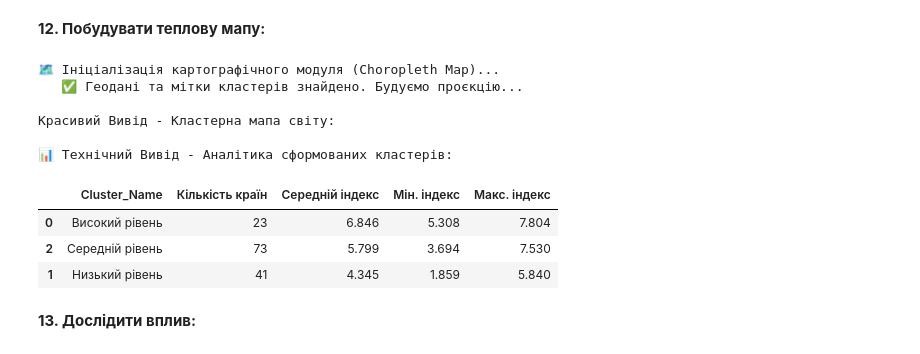
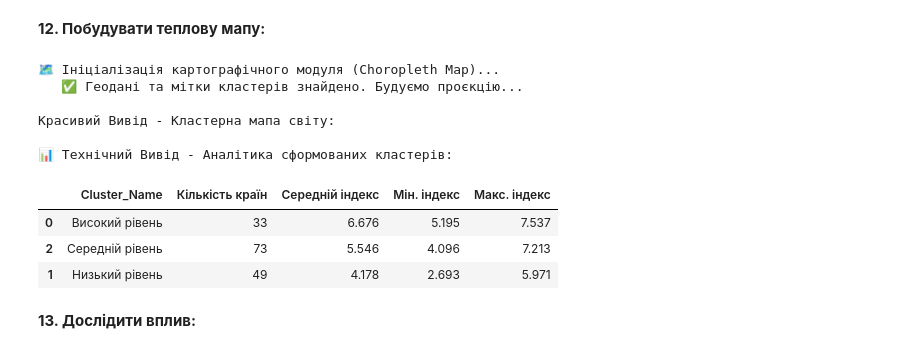
Before and after one commit to IRONKAGE/goit-num-hw-10, a Jupyter notebook: HomeWork_10.ipynb, the cells around one changed output. Drawn from its saved outputs; the diff is of its cells as text; code cells hidden in the pictures.

```diff
--- a/HomeWork_10.ipynb
+++ b/HomeWork_10.ipynb
@@ -149,7 +151,7 @@ print("📦 Модулі архітектури імпортовано успі
 **1.3. Конфігурація експерименту (Глобальні змінні):**
 # %%
 # 1. МЕРЕЖА ТА ФАЙЛОВА СИСТЕМА (MASTER SWITCH)
-TARGET_YEAR = "2023"  # Доступні роки: "2015", "2016", "2017", "2018", "2019", "2020", "2021", "2022", "2023", "2024"
+TARGET_YEAR = "2017"  # Доступні роки: "2015", "2016", "2017", "2018", "2019", "2020", "2021", "2022", "2023", "2024"
 
 # Офіційні набори даних (2015-2019) лежать в одному архіві. Сучасні (2020+) публікуються окремо.
 KAGGLE_SOURCES = {
@@ -436,9 +436,7 @@ elif os.path.exists(ZIP_PATH):
                     with zip_ref.open(target_csv_in_zip) as source, open(tmp_csv_path, "wb") as target:
                         shutil.copyfileobj(source, target)
 
-                    if os.path.exists(CSV_FILENAME):
-                        os.remove(CSV_FILENAME)
-                    os.rename(tmp_csv_path, CSV_FILENAME)
+                    os.replace(tmp_csv_path, CSV_FILENAME)
                     print(f"✅ Успіх! Файл '{CSV_FILENAME}' (дані {TARGET_YEAR} року) збережено безпечно.")
 
                 except PermissionError:
@@ -461,7 +462,18 @@ else:
 **4. Прочитати дані та відобразити загальну інформацію:**
 # %%
 print(f"📂 Завантаження набору даних з файлу: {CSV_FILENAME}\n")
-df = pd.read_csv(CSV_FILENAME)
+try:
+    df = pd.read_csv(CSV_FILENAME)
+except Exception as e:
+    raise SystemExit(f"❌ Помилка читання CSV файлу: {e}")
+
+required_cols = FEATURES_FULL + [COUNTRY_COL, TARGET_METRIC]
+missing_cols = [col for col in required_cols if col not in df.columns]
+
+if missing_cols:
+    raise SystemExit(f"❌ Schema Drift Error! У наборі даних за {TARGET_YEAR} рік відсутні очікувані колонки:\n{missing_cols}\nОновіть SCHEMA_MAPPING у Блоці 1.")
+else:
+    print(f"✅ Схема даних підтверджена: знайдено всі {len(required_cols)} критичних колонок.\n")
 
 print("Красивий Вивід - Перші 5 рядків набору даних:")
 display(df.head().style.background_gradient(cmap='Blues').set_properties(**TABLE_PROPS))
@@ -527,7 +539,10 @@ num_plots = len(features_to_plot)
 cols = 3
 rows = math.ceil(num_plots / cols)
 
-clean_titles = [f"<b>{str(f).replace('.', ' ').replace('_', ' ').strip()}</b>" for f in features_to_plot]
+clean_titles = [
+    f"<b>{FEATURE_TRANSLATIONS.get(f, str(f).replace('.', ' ').replace('_', ' ').strip())}</b>"
+    for f in features_to_plot
+]
 
 fig_dist = make_subplots(
     rows=rows, cols=cols,
@@ -1347,12 +1408,11 @@ else:
 print("🗺️ Ініціалізація картографічного модуля (Choropleth Map)...")
 
 if 'ISO_Code' not in df.columns or 'Cluster_Name' not in df.columns:
-    raise SystemExit("❌ Критична помилка: У датасеті відсутні колонки 'ISO_Code' або 'Cluster_Name'.\n"
+    raise SystemExit("❌ Критична помилка: У наборі даних відсутні колонки 'ISO_Code' або 'Cluster_Name'.\n"
                      "   👉 РІШЕННЯ: Переконайтеся, що ви виконали блоки генерації ISO-кодів та навчання GMM.")
 
 print("   ✅ Геодані та мітки кластерів знайдено. Будуємо проєкцію...\n")
 
-# Рахуємо світовий рейтинг (1 - найщасливіша країна)
 df['Global_Rank'] = df[TARGET_METRIC].rank(ascending=False, method='min').astype(int)
 
 discrete_color_map = {CLUSTER_LABELS[i]: COLOR_PALETTE_FULL[i] for i in range(N_CLUSTERS)}
@@ -1361,7 +1421,6 @@ f1, f2 = FEATURES_FULL[0], FEATURES_FULL[1]
 f1_ua = FEATURE_TRANSLATIONS.get(f1, str(f1).replace('.', ' ').strip())
 f2_ua = FEATURE_TRANSLATIONS.get(f2, str(f2).replace('.', ' ').strip())
 
-# 🛡️ ПРАВИЛЬНИЙ ПІДХІД: Передаємо custom_data прямо в px.choropleth
 fig_cluster_map = px.choropleth(
     df,
     locations='ISO_Code',
@@ -1373,7 +1432,6 @@ fig_cluster_map = px.choropleth(
     custom_data=['Cluster_Name', TARGET_METRIC, f1, f2, 'Global_Rank'] # <--- ТЕПЕР ВОНО ТУТ
 )
 
-# Тепер ми просто форматуємо текст, а дані Plotly підтягне правильно відсортованими
 fig_cluster_map.update_traces(
     hovertemplate="<b>%{hovertext}</b><br><br>" +
                   "🏆 Світовий рейтинг: <b>#%{customdata[4]}</b><br>" +
@@ -1407,37 +1465,42 @@ fig_cluster_map.update_layout(
     ),
     width=1300, height=750,
     margin=dict(l=0, r=0, b=0, t=60)
 )
 
 print("Красивий Вивід - Кластерна мапа світу:")
 fig_cluster_map.show()
 
 print("\n📊 Технічний Вивід - Аналітика сформованих кластерів:")
 cluster_stats = df.groupby('Cluster_Name').agg(
     count=(COUNTRY_COL, 'count'),
     mean_idx=(TARGET_METRIC, 'mean'),
     min_idx=(TARGET_METRIC, 'min'),
     max_idx=(TARGET_METRIC, 'max')
 ).reset_index().rename(columns={
     'count': 'Кількість країн',
     'mean_idx': 'Середній індекс',
     'min_idx': 'Мін. індекс',
     'max_idx': 'Макс. індекс'
 }).sort_values('Середній індекс', ascending=False)
 
 display(cluster_stats.style.background_gradient(cmap='YlGnBu', subset=['Середній індекс'])\
-        .set_properties(**TABLE_PROPS).format(precision=3))
+        .set_properties(**TABLE_PROPS)\
+        .format({
+            'Середній індекс': '{:.3f}',
+            'Мін. індекс': '{:.3f}',
+            'Макс. індекс': '{:.3f}'
+        }))
 # %% [output]
 🗺️ Ініціалізація картографічного модуля (Choropleth Map)...
    ✅ Геодані та мітки кластерів знайдено. Будуємо проєкцію...
 
 Красивий Вивід - Кластерна мапа світу:
 
 📊 Технічний Вивід - Аналітика сформованих кластерів:
 |  | Cluster_Name | Кількість країн | Середній індекс | Мін. індекс | Макс. індекс |
-| 0 | Високий рівень | 23 | 6.846 | 5.308 | 7.804 |
-| 2 | Середній рівень | 73 | 5.799 | 3.694 | 7.530 |
-| 1 | Низький рівень | 41 | 4.345 | 1.859 | 5.840 |
+| 0 | Високий рівень | 33 | 6.676 | 5.195 | 7.537 |
+| 2 | Середній рівень | 73 | 5.546 | 4.096 | 7.213 |
+| 1 | Низький рівень | 49 | 4.178 | 2.693 | 5.971 |
 # %% [markdown]
 **13. Дослідити вплив:**
 # %%
```
Also changed, not shown: parts of 17 cells of this notebook, 1 other file.
